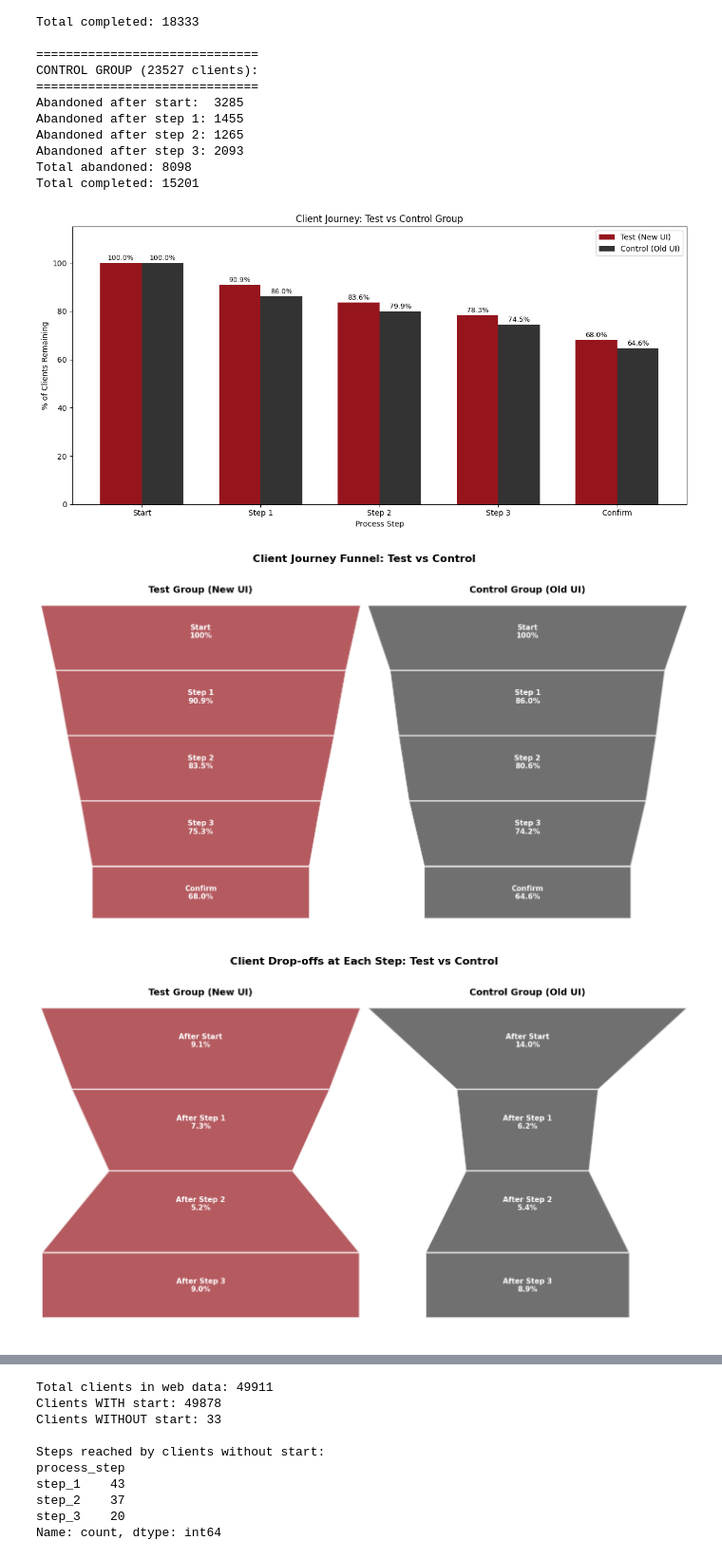
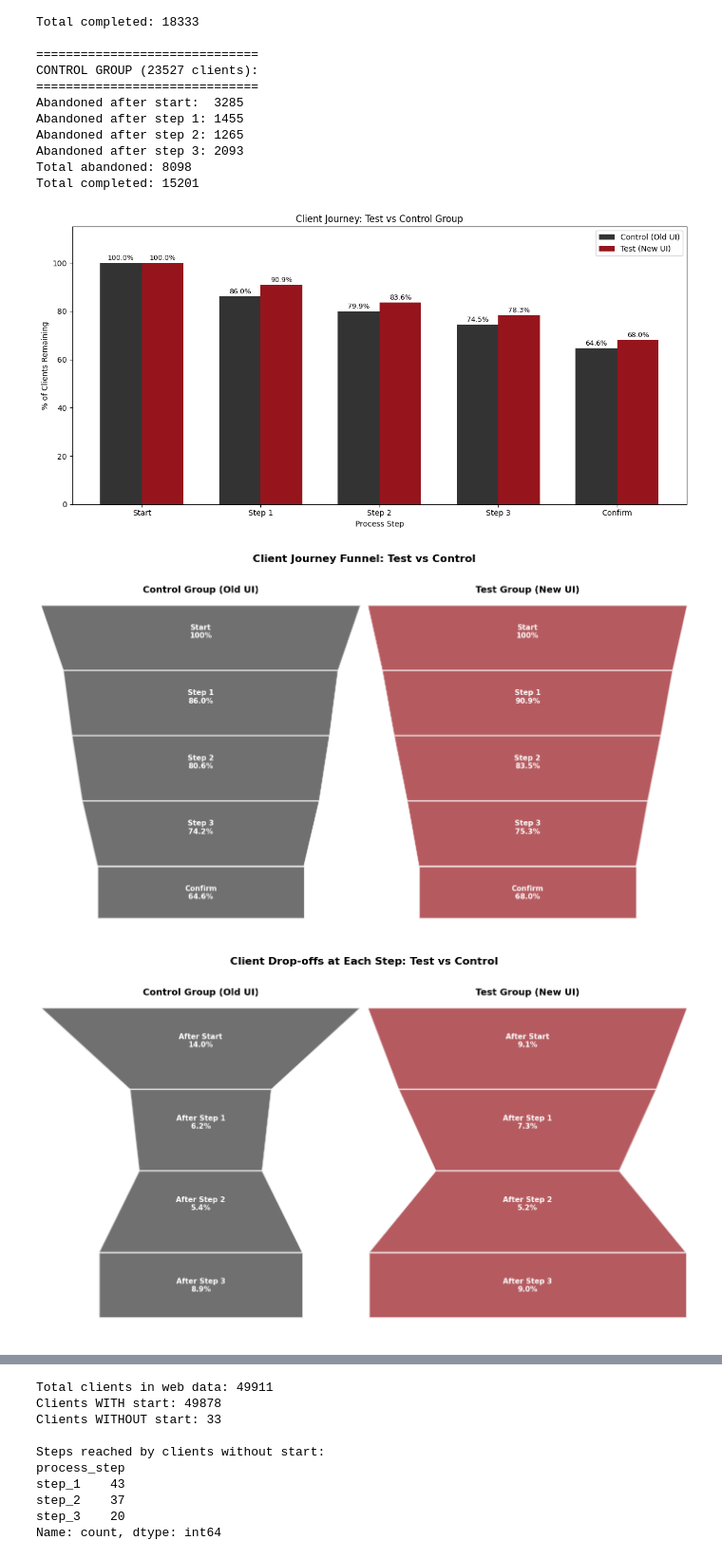
Before and after one commit to BMAS30/2nd-project, a Jupyter notebook: Notebooks/sarah_tenure.ipynb, the cells around one changed output, grey strips where cells are left out. Shown at 95% size. Saved outputs shown, nothing was run; the diff lists cells and outputs as text; code cells hidden in the pictures.

```diff
--- a/Notebooks/sarah_tenure.ipynb
+++ b/Notebooks/sarah_tenure.ipynb
@@ -809,8 +810,9 @@ x = np.arange(len(steps_labels))
 width = 0.35
 
 fig, ax = plt.subplots(figsize=(12, 6))
-bars1 = ax.bar(x - width/2, test_pct, width, label='Test (New UI)', color='#96151D')
-bars2 = ax.bar(x + width/2, control_pct, width, label='Control (Old UI)', color='#333333')
+bars1 = ax.bar(x - width/2, control_pct, width, label='Control (Old UI)', color='#333333')
+bars2 = ax.bar(x + width/2, test_pct, width, label='Test (New UI)', color='#96151D')
+
 
 # Add percentage labels on top of bars
 for bar in bars1:
@@ -836,7 +838,7 @@ ax.legend()
 plt.tight_layout()
 plt.show()
 # %% [output]
-[figure, old version]
+[figure, new version]
 # %%
 # Data as percentages
 steps_labels = ['Start', 'Step 1', 'Step 2', 'Step 3', 'Confirm']
@@ -876,15 +878,16 @@ def draw_funnel(ax, data, labels, color, title):
     ax.axis('off')
     ax.set_title(title, fontsize=14, fontweight='bold', pad=20)
 
-draw_funnel(ax1, test_pct, steps_labels, '#96151D', 'Test Group (New UI)')
-draw_funnel(ax2, control_pct, steps_labels, '#333333', 'Control Group (Old UI)')
+draw_funnel(ax1, control_pct, steps_labels, '#333333', 'Control Group (Old UI)')
+draw_funnel(ax2, test_pct, steps_labels, '#96151D', 'Test Group (New UI)')
+
 
 plt.suptitle('Client Journey Funnel: Test vs Control',
              fontsize=16, fontweight='bold', y=1.02)
 plt.tight_layout()
 plt.show()
 # %% [output]
-[figure, old version]
+[figure, new version]
 # %%
 fig, (ax1, ax2) = plt.subplots(1, 2, figsize=(14, 8))
 
@@ -902,34 +905,35 @@ def draw_reverse_funnel(ax, data, labels, color, title):
 
         if i < len(data) - 1:
             next_width = max_width * data[i+1] / max(data)
             next_left = (max_width - next_width) / 2
             coords = [[left, -i], [left+width, -i],
                       [next_left+next_width, -i-1], [next_left, -i-1]]
         else:
             coords = [[left, -i], [left+width, -i],
                       [left+width, -i-0.8], [left, -i-0.8]]
 
         polygon = plt.Polygon(coords, closed=True,
                              facecolor=color, alpha=0.7,
                              edgecolor='white', linewidth=2)
         ax.add_patch(polygon)
 
         ax.text(0.4, -i-0.4, f'{label}\n{pct:.1f}%',
                 ha='center', va='center',
                 fontsize=11, fontweight='bold', color='white')
 
     ax.set_xlim(0, max_width)
     ax.set_ylim(-len(data), 0)
     ax.axis('off')
     ax.set_title(title, fontsize=14, fontweight='bold', pad=20)
 
-draw_reverse_funnel(ax1, test_dropoff, steps_labels, '#96151D', 'Test Group (New UI)')
-draw_reverse_funnel(ax2, control_dropoff, steps_labels, '#333333', 'Control Group (Old UI)')
+draw_reverse_funnel(ax1, control_dropoff, steps_labels, '#333333', 'Control Group (Old UI)')
+draw_reverse_funnel(ax2, test_dropoff, steps_labels, '#96151D', 'Test Group (New UI)')
+
 
 plt.suptitle('Client Drop-offs at Each Step: Test vs Control',
              fontsize=16, fontweight='bold', y=1.02)
 plt.tight_layout()
 plt.show()
 # %% [output]
-[figure, old version]
+[figure, new version]
 # %% [markdown]
```
Also changed, not shown: parts of 28 cells of this notebook, 21 other files.
